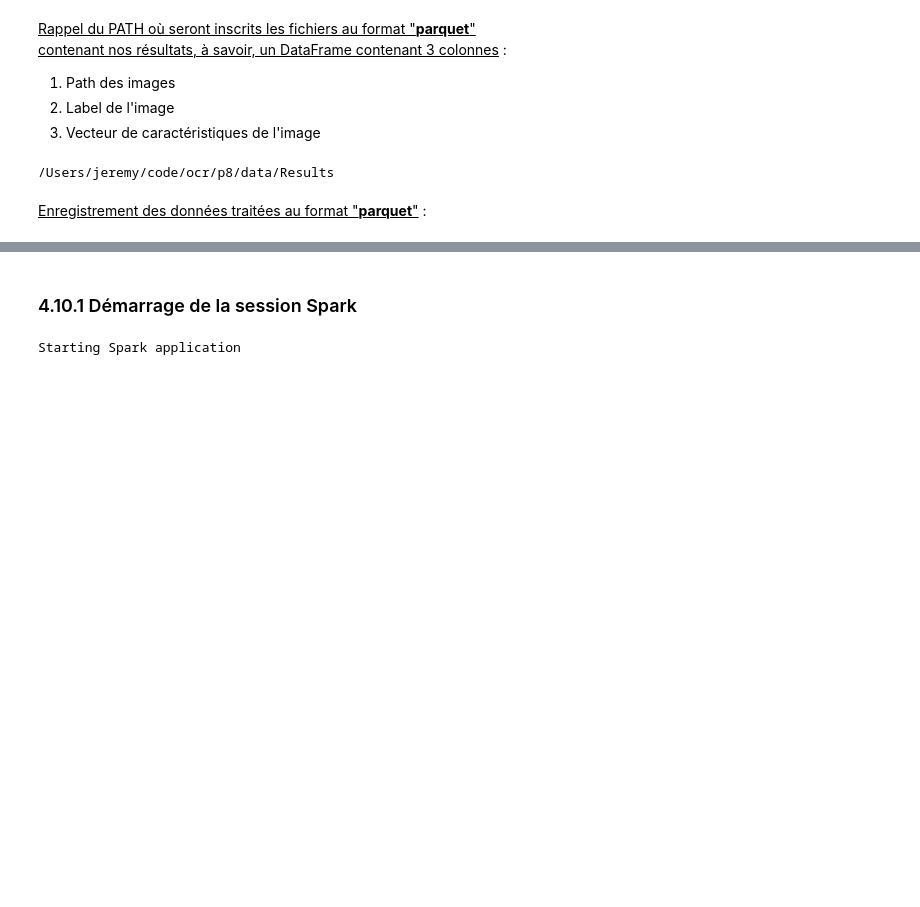
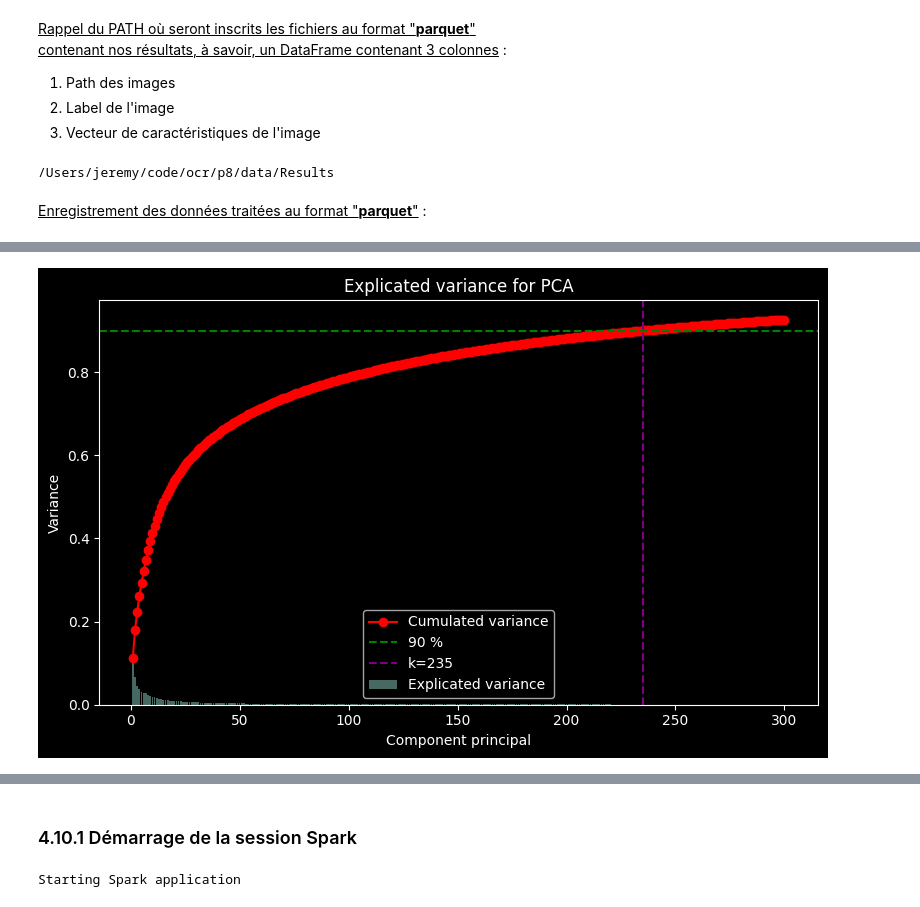
Before and after one commit to jjbochard/ocr_data_science_p8, a Jupyter notebook: P8_Notebook_Linux_EMR_PySpark_V1.0.ipynb, the cells around one changed output, grey strips where cells are left out. Cells and saved outputs as stored; diff of their text form; code cells hidden in the pictures; blank space fills up the shorter version.

```diff
--- a/P8_Notebook_Linux_EMR_PySpark_V1.0.ipynb
+++ b/P8_Notebook_Linux_EMR_PySpark_V1.0.ipynb
@@ -599,0 +603,24 @@ des 22819 images de notre dossier "Test".
+# %%
+to_vec = F.udf(lambda xs: Vectors.dense(xs), VectorUDT())
+df_vec = features_df.withColumn("features_vec", to_vec(F.col("features")))
+
+scaler = StandardScaler(
+    inputCol="features_vec",
+    outputCol="features_scaled",
+    withMean=True,
+    withStd=True,
+)
+
+# Step to estimate k
+k_probe = 300
+pca_probe = PCA(k=k_probe, inputCol="features_scaled", outputCol="pca_probe")
+
+pipe_probe = Pipeline(stages=[scaler, pca_probe])
+model_probe = pipe_probe.fit(df_vec)
+
+!TODO: Maybe elbow method
+# Choose k for >= 90%
+explained = np.array(model_probe.stages[-1].explainedVariance.toArray())
+cum = explained.cumsum()
+k90 = int(np.searchsorted(cum, 0.90) + 1)
+print(f"Number of features for 90% of variance : {k90}")
@@ -599,0 +647,19 @@ des 22819 images de notre dossier "Test".
+# %%
+fig, ax1 = plt.subplots(figsize=(8, 5))
+
+ax1.bar(range(1, len(explained) + 1), explained, alpha=0.5, label="Explicated variance")
+ax1.plot(
+    range(1, len(cum) + 1), cum, marker="o", color="red", label="Cumulated variance"
+)
+
+ax1.axhline(y=0.90, color="green", linestyle="--", label="90 %")
+ax1.axvline(x=k90, color="purple", linestyle="--", label=f"k={k90}")
+
+ax1.set_xlabel("Component principal")
+ax1.set_ylabel("Variance")
+ax1.set_title("Explicated variance for PCA")
+ax1.legend(loc="best")
+plt.tight_layout()
+plt.show()
+# %% [output]
+[figure, added]
```
Also changed, not shown: parts of 30 cells of this notebook.
